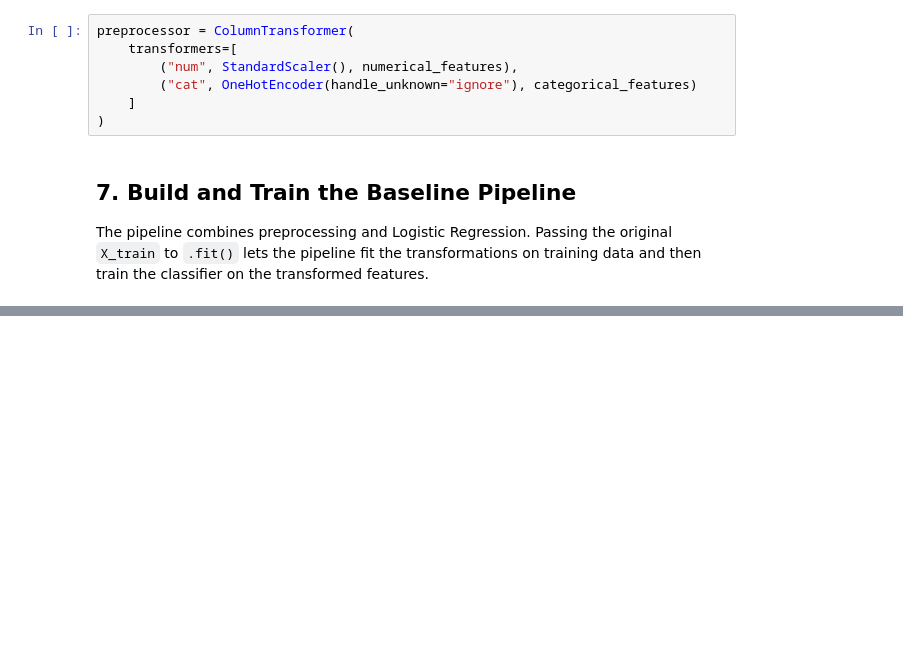
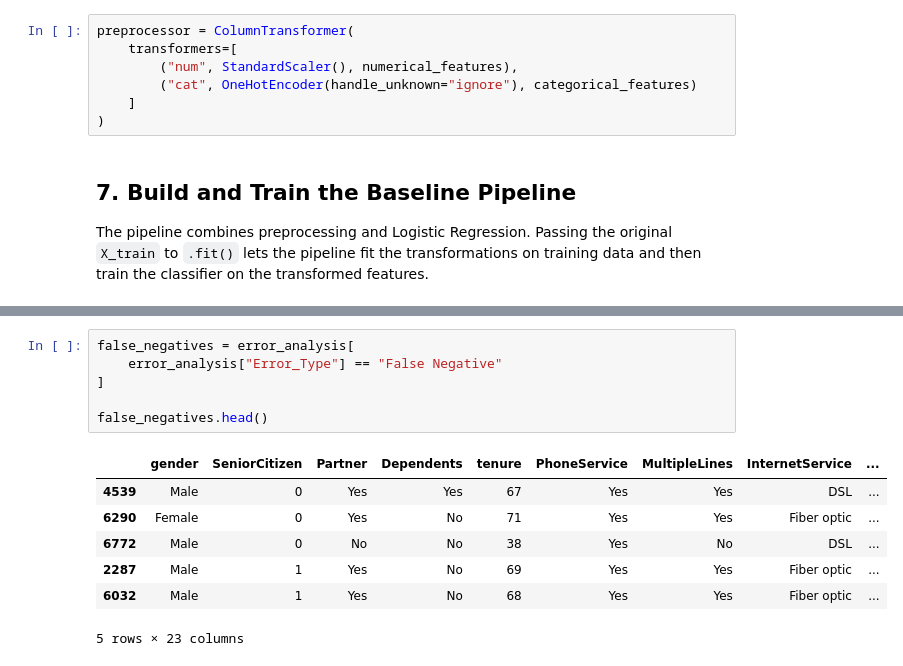
Before and after one commit to amanullah-ops/customer-churn-prediction, a Jupyter notebook: notebooks/02_model_training_and_evaluation.ipynb, the cells around one changed output, grey strips where cells are left out. Saved outputs shown, nothing was run; the diff lists cells and outputs as text; blank space fills up the shorter version.

```diff
--- a/notebooks/02_model_training_and_evaluation.ipynb
+++ b/notebooks/02_model_training_and_evaluation.ipynb
@@ -185,0 +462,14 @@ Lowering the threshold identified more churners but also produced more false pos
+# %%
+false_negatives = error_analysis[
+    error_analysis["Error_Type"] == "False Negative"
+]
+
+false_negatives.head()
+# %% [output]
+|  | gender | SeniorCitizen | Partner | Dependents | tenure | PhoneService | MultipleLines | InternetService | ... |
+| 4539 | Male | 0 | Yes | Yes | 67 | Yes | Yes | DSL | ... |
+| 6290 | Female | 0 | Yes | No | 71 | Yes | Yes | Fiber optic | ... |
+| 6772 | Male | 0 | No | No | 38 | Yes | No | DSL | ... |
+| 2287 | Male | 1 | Yes | No | 69 | Yes | Yes | Fiber optic | ... |
+| 6032 | Male | 1 | Yes | No | 68 | Yes | Yes | Fiber optic | ... |
+5 rows × 23 columns
```
Also changed, not shown: parts of 71 cells of this notebook.
